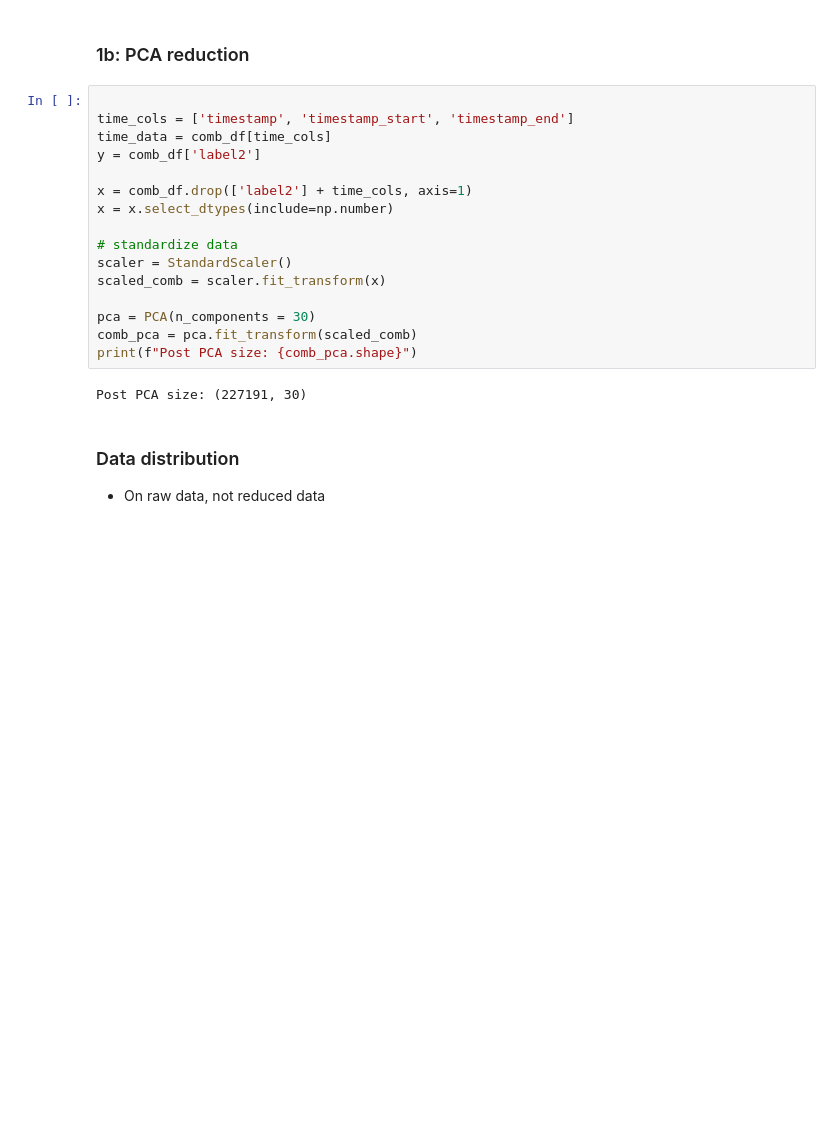
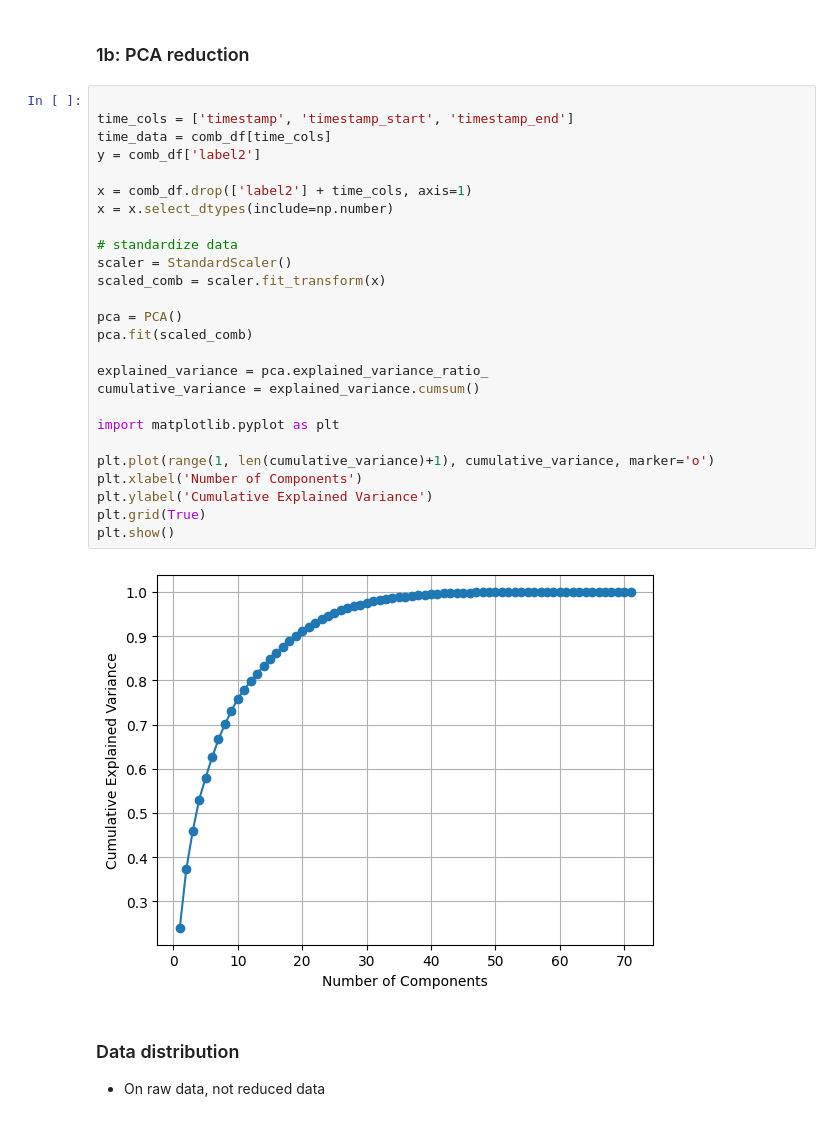
Before and after one commit to kellyw03/ee467-final, a Jupyter notebook: EDA.ipynb, the cells around one changed output. Cells and saved outputs as stored; diff of their text form; blank space fills up the shorter version.

```diff
--- a/EDA.ipynb
+++ b/EDA.ipynb
@@ -192,21 +265,31 @@ Final shape: (227191, 64)
 # %%
 
 time_cols = ['timestamp', 'timestamp_start', 'timestamp_end']
 time_data = comb_df[time_cols]
 y = comb_df['label2']
 
 x = comb_df.drop(['label2'] + time_cols, axis=1)
 x = x.select_dtypes(include=np.number)
 
 # standardize data
 scaler = StandardScaler()
 scaled_comb = scaler.fit_transform(x)
 
-pca = PCA(n_components = 30)
-comb_pca = pca.fit_transform(scaled_comb)
-print(f"Post PCA size: {comb_pca.shape}")
+pca = PCA()
+pca.fit(scaled_comb)
+
+explained_variance = pca.explained_variance_ratio_
+cumulative_variance = explained_variance.cumsum()
+
+import matplotlib.pyplot as plt
+
+plt.plot(range(1, len(cumulative_variance)+1), cumulative_variance, marker='o')
+plt.xlabel('Number of Components')
+plt.ylabel('Cumulative Explained Variance')
+plt.grid(True)
+plt.show()
 # %% [output]
-Post PCA size: (227191, 30)
+[figure, added]
 # %% [markdown]
 ### Data distribution
 - On raw data, not reduced data
```
Also changed, not shown: parts of 6 cells of this notebook, 6 other files.
